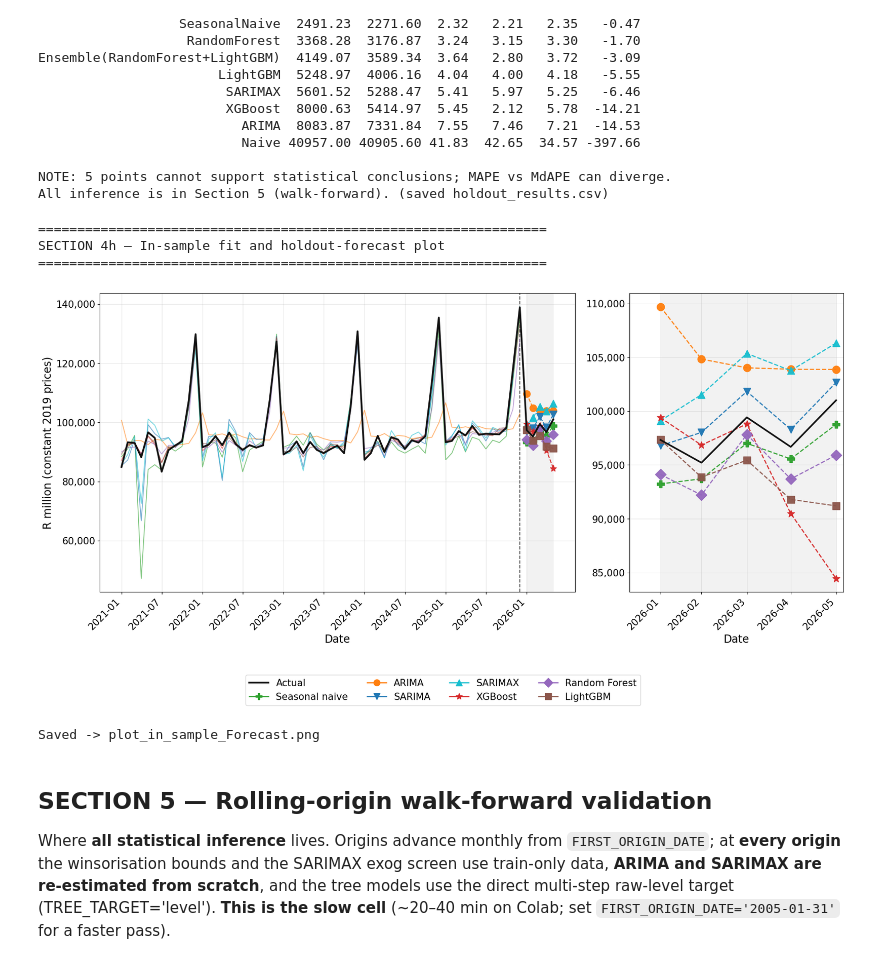
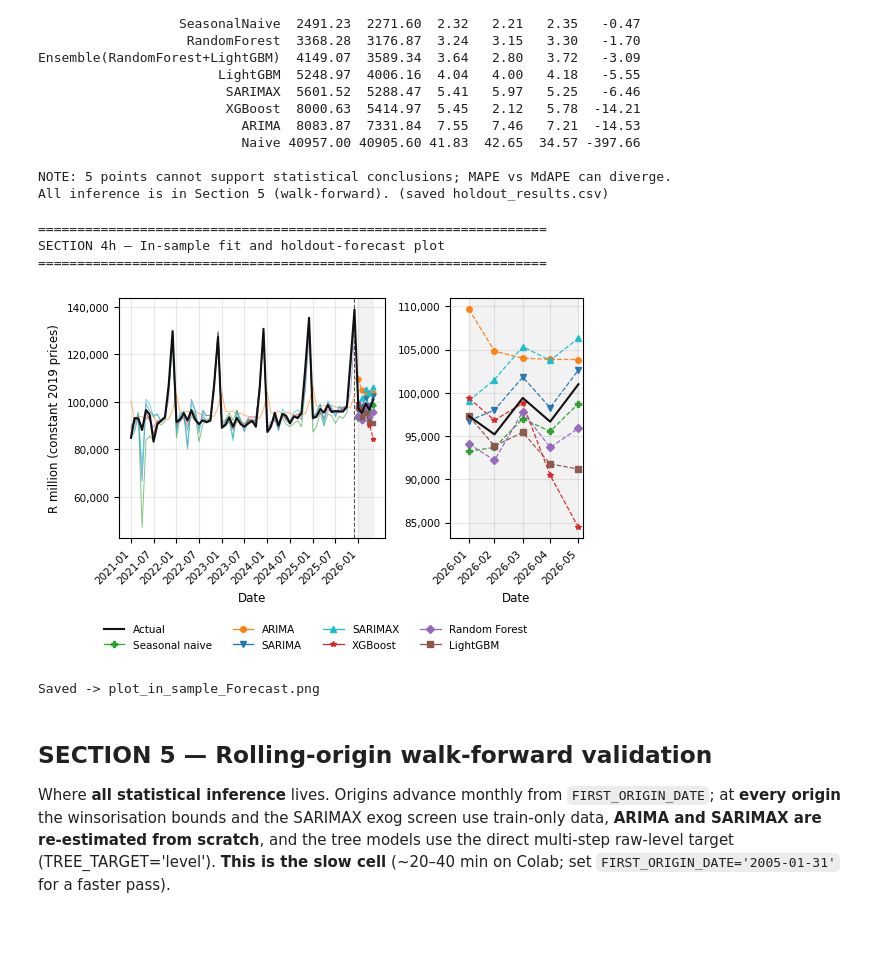
Before and after one commit to thabisop/Tree_Based_ML-Short_Term_Retail_Trade_Sales_Forecasting, a Jupyter notebook: Modelling_Script.ipynb, the cells around one changed output. Saved outputs shown, nothing was run; the diff lists cells and outputs as text; code cells hidden in the pictures; blank space fills up the shorter version.

```diff
--- a/Modelling_Script.ipynb
+++ b/Modelling_Script.ipynb
@@ -617,58 +617,53 @@ plot_models = [
     ("Random Forest",  insample_fitted_tree(make_random_forest, data, FEATURE_COLS, origin_pos), random_forest_forecast, "#9467bd", "D"),
     ("LightGBM",       insample_fitted_tree(make_lightgbm, data, FEATURE_COLS, origin_pos), lightgbm_forecast, "#8c564b", "s"),
 ]
+holdout_dates = [data.index[origin_pos + h] for h in HORIZONS]
+plot_start = "2021-01-01"
 from matplotlib.ticker import FuncFormatter
 _thousands = FuncFormatter(lambda v, p: f"{v:,.0f}")
-
-holdout_dates = [data.index[origin_pos + h] for h in HORIZONS]
-plot_start = "2021-01-01"
-plt.rcParams.update({"font.size": 16})
-fig, (ax, axz) = plt.subplots(1, 2, figsize=(18, 8.5), gridspec_kw={"width_ratios": [3.0, 1.35]})
+TW = 5.59  # printed text width in inches; figures saved at this size so font sizes are true point sizes
+plt.rcParams.update({"font.size": 8, "axes.labelsize": 8.5, "xtick.labelsize": 7.5, "ytick.labelsize": 7.5})
+fig, (ax, axz) = plt.subplots(1, 2, figsize=(TW, 3.3), gridspec_kw={"width_ratios": [2.6, 1.3]})
 
 actual_window = target_series.loc[plot_start:]
-ax.plot(actual_window.index, actual_window.values, color="#111", linewidth=2.8, zorder=10)
+ax.plot(actual_window.index, actual_window.values, color="#111", linewidth=1.5, zorder=10)
 for name, fitted, fc, colour, marker in plot_models:
     w = fitted.loc[plot_start:LAST_TRAIN_DATE]
-    ax.plot(w.index, w.values, color=colour, linewidth=1.3, alpha=0.6, zorder=3)
+    ax.plot(w.index, w.values, color=colour, linewidth=0.7, alpha=0.6, zorder=3)
     ax.plot(holdout_dates, [fc[h] for h in HORIZONS], linestyle="--", marker=marker,
-            color=colour, markersize=11, linewidth=1.6, alpha=0.95, zorder=6)
+            color=colour, markersize=3.5, linewidth=0.8, alpha=0.95, zorder=6)
 ax.axvspan(holdout_dates[0], holdout_dates[-1], color="#f2f2f2", zorder=0)
-ax.axvline(data.index[origin_pos], color="#555", linestyle="--", linewidth=1.4)
-ax.set_xlabel("Date", fontsize=17)
-ax.set_ylabel("R million (constant 2019 prices)", fontsize=17)
+ax.axvline(data.index[origin_pos], color="#555", linestyle="--", linewidth=0.8)
+ax.set_xlabel("Date"); ax.set_ylabel("R million (constant 2019 prices)")
 ax.yaxis.set_major_formatter(_thousands)
 ax.set_xticks(actual_window.index[::6])
 ax.xaxis.set_major_formatter(mdates.DateFormatter("%Y-%m"))
-ax.tick_params(labelsize=15)
 plt.setp(ax.get_xticklabels(), rotation=45, ha="right"); ax.grid(True, alpha=0.3)
 
 zoom_actual = target_series.loc["2026-01-01":]
-axz.plot(zoom_actual.index, zoom_actual.values, color="#111", linewidth=2.6, zorder=10)
+axz.plot(zoom_actual.index, zoom_actual.values, color="#111", linewidth=1.5, zorder=10)
 for name, fitted, fc, colour, marker in plot_models:
     axz.plot(holdout_dates, [fc[h] for h in HORIZONS], linestyle="--", marker=marker,
-             color=colour, markersize=12, linewidth=1.8, alpha=0.95, zorder=6)
+             color=colour, markersize=4, linewidth=0.9, alpha=0.95, zorder=6)
 axz.axvspan(holdout_dates[0], holdout_dates[-1], color="#f2f2f2", zorder=0)
 axz.set_xlim(pd.Timestamp("2026-01-10"), pd.Timestamp("2026-06-05"))
-axz.set_xlabel("Date", fontsize=17)
-axz.yaxis.set_major_formatter(_thousands)
+axz.set_xlabel("Date"); axz.yaxis.set_major_formatter(_thousands)
 axz.set_xticks(zoom_actual.index)
 axz.xaxis.set_major_formatter(mdates.DateFormatter("%Y-%m"))
-axz.tick_params(labelsize=15)
 plt.setp(axz.get_xticklabels(), rotation=45, ha="right"); axz.grid(True, alpha=0.3)
 
-handles = [Line2D([0], [0], color="#111", lw=2.8, label="Actual")]
+handles = [Line2D([0], [0], color="#111", lw=1.5, label="Actual")]
 for name, fitted, fc, colour, marker in plot_models:
-    handles.append(Line2D([0], [0], color=colour, lw=1.8, marker=marker, markersize=10, label=name))
-fig.legend(handles=handles, fontsize=15, loc="lower center", ncol=4, frameon=True,
-           bbox_to_anchor=(0.5, -0.10))
-plt.tight_layout(rect=[0, 0.04, 1, 1])
-plt.savefig("plot_in_sample_Forecast.png", dpi=200, bbox_inches="tight"); plt.show()
+    handles.append(Line2D([0], [0], color=colour, lw=0.9, marker=marker, markersize=4, label=name))
+fig.legend(handles=handles, fontsize=7.5, loc="lower center", ncol=4, frameon=False, bbox_to_anchor=(0.5, -0.13))
+plt.tight_layout()
+plt.savefig("plot_in_sample_Forecast.png", dpi=300, bbox_inches="tight"); plt.show()
 print("Saved -> plot_in_sample_Forecast.png")
 # %% [output]
 =================================================================
 SECTION 4h — In-sample fit and holdout-forecast plot
 =================================================================
-[figure, old version]
+[figure, new version]
 Saved -> plot_in_sample_Forecast.png
 # %% [markdown]
 ## SECTION 5 — Rolling-origin walk-forward validation
```
Also changed, not shown: parts of 4 cells of this notebook.
